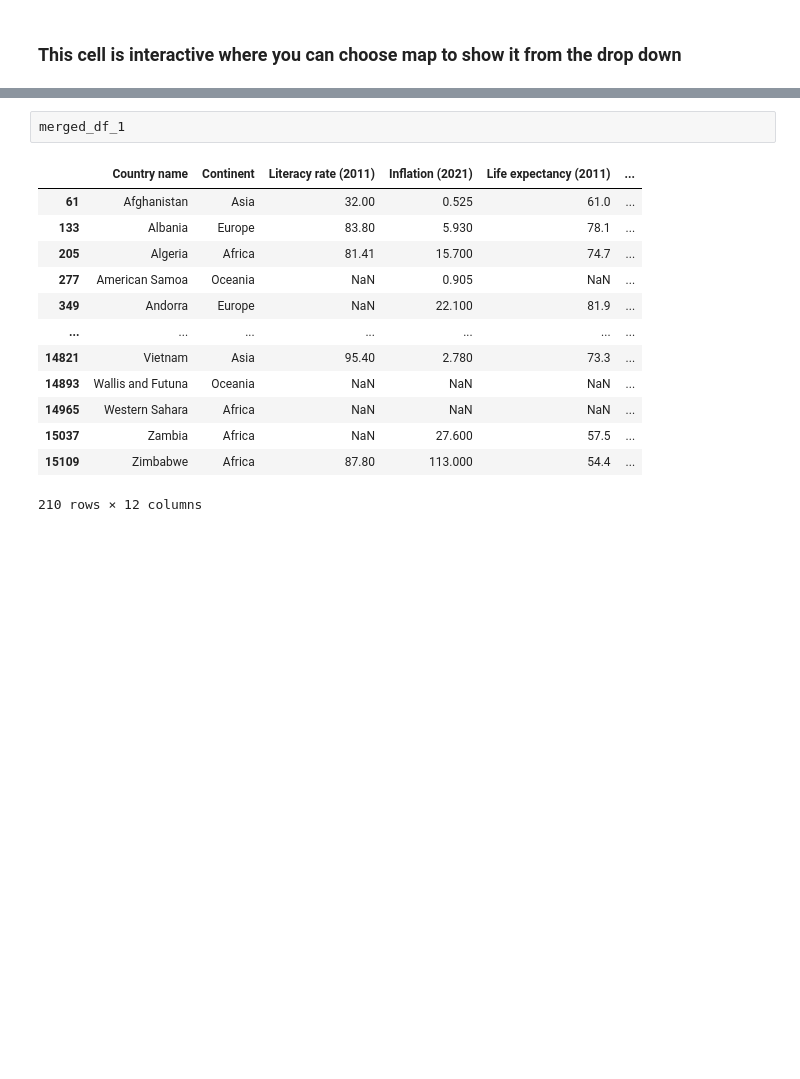
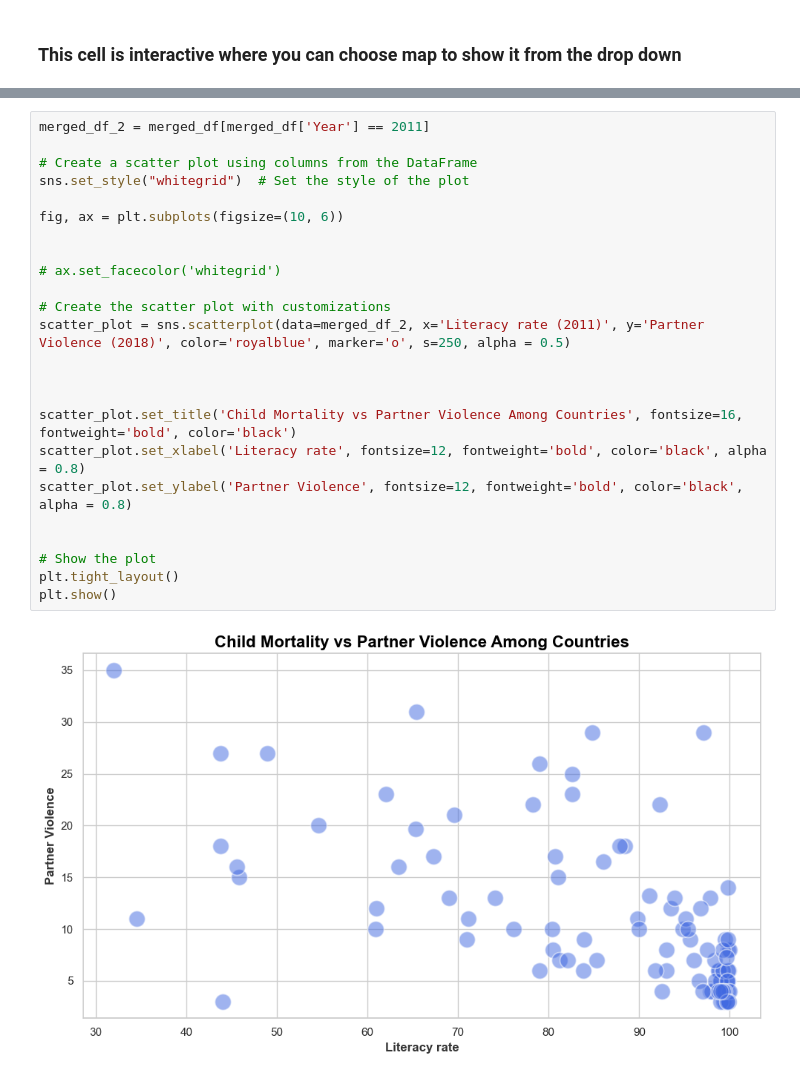
Before and after one commit to Kimballa05/DataVisGlobalWarming, a Jupyter notebook: Faisal_final project_exploratory notebook.ipynb, the cells around one changed output, grey strips where cells are left out. Cells and saved outputs as stored; diff of their text form; blank space fills up the shorter version.

```diff
--- a/Faisal_final project_exploratory notebook.ipynb
+++ b/Faisal_final project_exploratory notebook.ipynb
@@ -496,16 +340,26 @@ combined
-# %%
-merged_df_1
-# %% [output]
-|  | Country name | Continent | Literacy rate (2011) | Inflation (2021) | Life expectancy (2011) | ... |
-| 61 | Afghanistan | Asia | 32.00 | 0.525 | 61.0 | ... |
-| 133 | Albania | Europe | 83.80 | 5.930 | 78.1 | ... |
-| 205 | Algeria | Africa | 81.41 | 15.700 | 74.7 | ... |
-| 277 | American Samoa | Oceania | NaN | 0.905 | NaN | ... |
-| 349 | Andorra | Europe | NaN | 22.100 | 81.9 | ... |
-| ... | ... | ... | ... | ... | ... | ... |
-| 14821 | Vietnam | Asia | 95.40 | 2.780 | 73.3 | ... |
-| 14893 | Wallis and Futuna | Oceania | NaN | NaN | NaN | ... |
-| 14965 | Western Sahara | Africa | NaN | NaN | NaN | ... |
-| 15037 | Zambia | Africa | NaN | 27.600 | 57.5 | ... |
-| 15109 | Zimbabwe | Africa | 87.80 | 113.000 | 54.4 | ... |
-210 rows × 12 columns
+# %%
+merged_df_2 = merged_df[merged_df['Year'] == 2011]
+
+# Create a scatter plot using columns from the DataFrame
+sns.set_style("whitegrid")  # Set the style of the plot
+
+fig, ax = plt.subplots(figsize=(10, 6))
+
+
+# ax.set_facecolor('whitegrid')
+
+# Create the scatter plot with customizations
+scatter_plot = sns.scatterplot(data=merged_df_2, x='Literacy rate (2011)', y='Partner Violence (2018)', color='royalblue', marker='o', s=250, alpha = 0.5)
+
+
+
+scatter_plot.set_title('Child Mortality vs Partner Violence Among Countries', fontsize=16, fontweight='bold', color='black')
+scatter_plot.set_xlabel('Literacy rate', fontsize=12, fontweight='bold', color='black', alpha = 0.8)
+scatter_plot.set_ylabel('Partner Violence', fontsize=12, fontweight='bold', color='black', alpha = 0.8)
+
+
+# Show the plot
+plt.tight_layout()
+plt.show()
+# %% [output]
+[figure, added]
```
Also changed, not shown: parts of 11 cells of this notebook, 1 other file.
